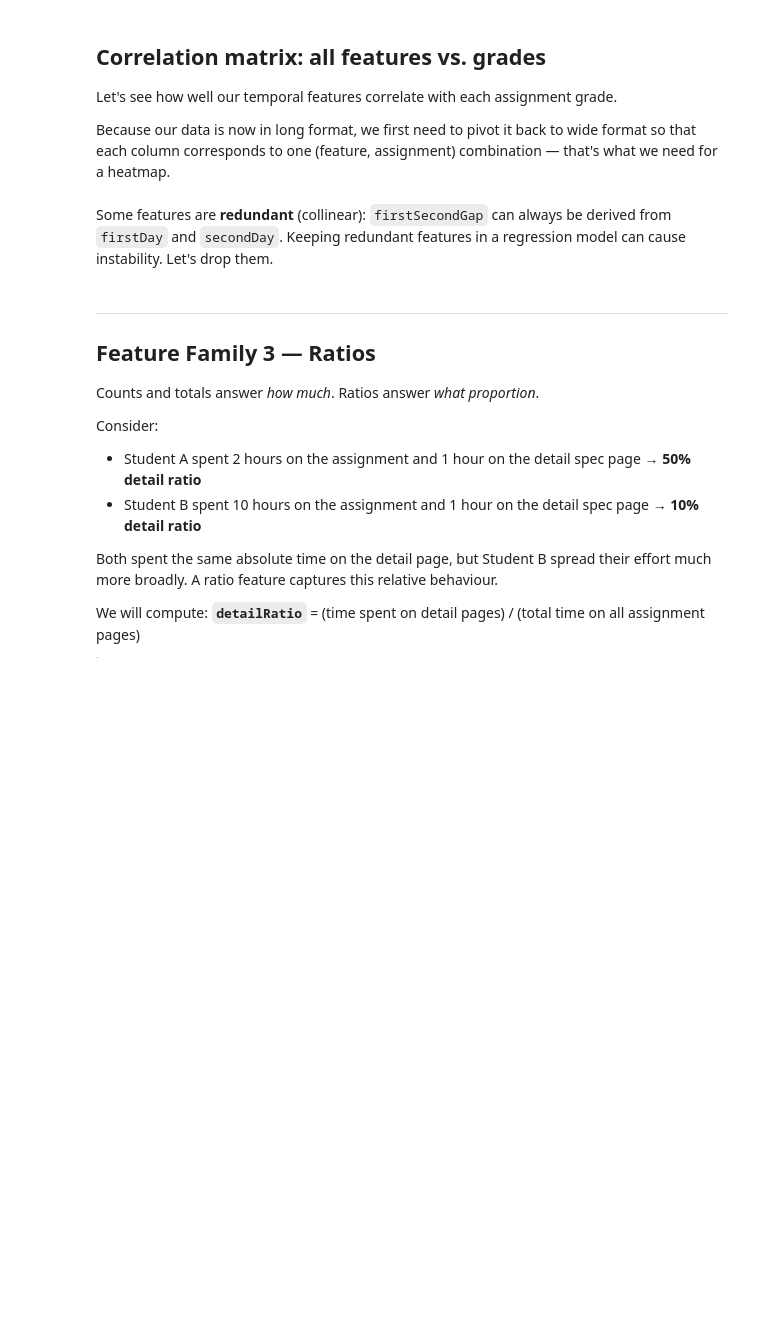
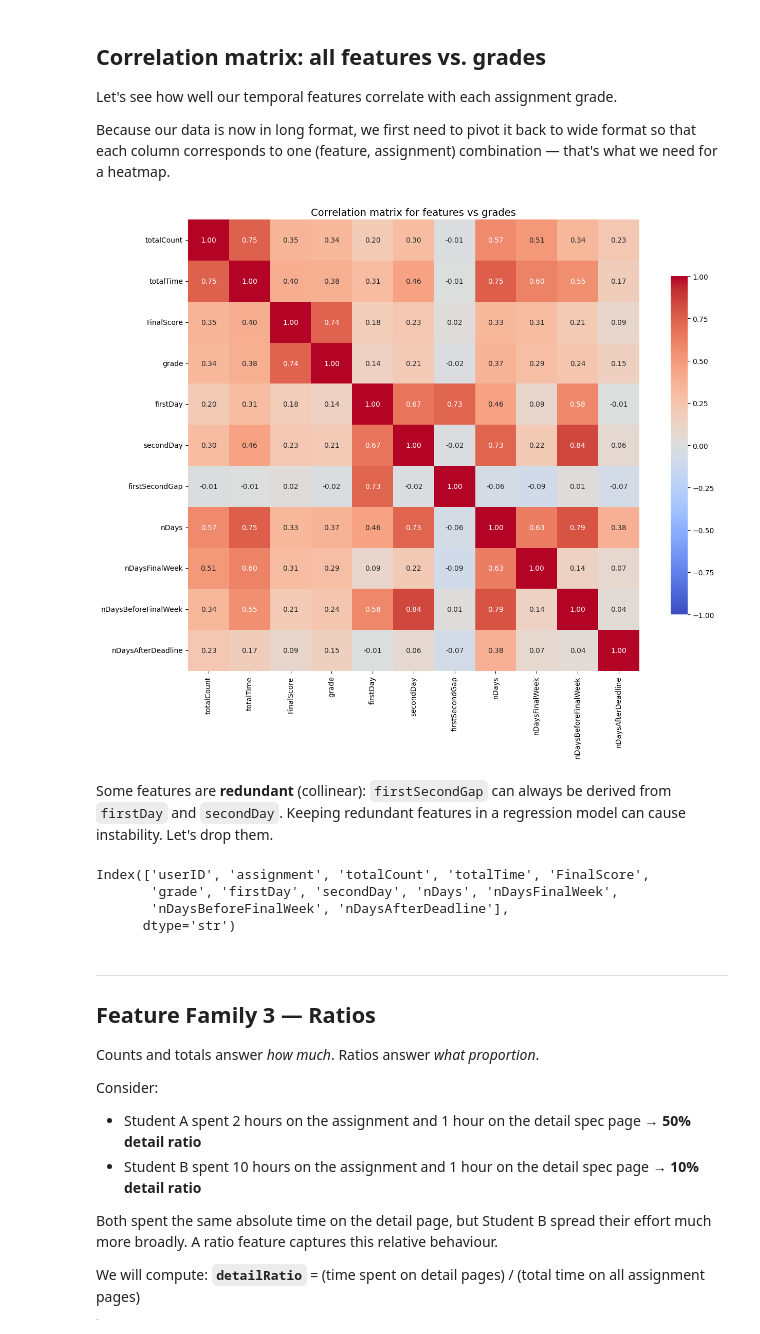
Before and after one commit to minahilfaisal-sfu/Faisal_Minahil_LabTask, a Jupyter notebook: LabTask04/lecture5_scaffold.ipynb, the cells around one changed output. Saved outputs shown, nothing was run; the diff lists cells and outputs as text; code cells hidden in the pictures; blank space fills up the shorter version.

```diff
--- a/LabTask04/lecture5_scaffold.ipynb
+++ b/LabTask04/lecture5_scaffold.ipynb
@@ -340,2 +428,6 @@ To cleanly merge temporal features with grades, we'll convert everything to long
 # %% [markdown]
 Now merge the temporal features into our long-format dataset.
+# %%
+# now merge counts and times in long format
+result = pd.merge(counts_long, time_long, on=['userID', 'assignment'])
+result.head()
@@ -341,0 +441,5 @@ Now merge the temporal features into our long-format dataset.
+# %%
+
+# we should add the finalScore column, and the other counts from the activity summary
+result = pd.merge(result, grades[['userID','FinalScore']], on='userID', how='left')
+result.head()
@@ -341,0 +453,11 @@ Now merge the temporal features into our long-format dataset.
+# %%
+# add grades for each assignment
+result['grade'] = result.apply(
+    lambda row: grades.loc[
+        grades['userID'] == row['userID'],
+        row['assignment']
+    ].values[0],
+    axis=1
+)
+print("result.shape:", result.shape)
+result.head()
@@ -341,0 +472,6 @@ Now merge the temporal features into our long-format dataset.
+# %%
+# merge the temporal features with activity summary
+final_merge = pd.merge(result, activity_summary, on=['userID', 'assignment'], how='left')
+
+print(f"final_merge shape: {final_merge.shape}")
+final_merge.head()
@@ -347,10 +491,33 @@ Let's see how well our temporal features correlate with each assignment grade.
 Because our data is now in long format, we first need to pivot it back to wide format
 so that each column corresponds to one (feature, assignment) combination —
 that's what we need for a heatmap.
+# %%
+correlation_matrix = final_merge.drop(columns=['userID', 'assignment']).corr()
+
+plt.figure(figsize=(14, 11))
+sns.heatmap(
+    correlation_matrix,
+    annot=True, fmt=".2f", cmap='coolwarm',
+    square=True, cbar_kws={"shrink": 0.75},
+    vmin=-1, vmax=1
+)
+plt.title("Correlation matrix for features vs grades", fontsize=14)
+plt.tight_layout()
+plt.show()
+# %% [output]
+[figure, added]
 # %% [markdown]
 Some features are **redundant** (collinear): `firstSecondGap` can always be derived from `firstDay` and `secondDay`.
 Keeping redundant features in a regression model can cause instability.
 Let's drop them.
+# %%
+final_merge = final_merge.drop(columns=['firstSecondGap'])
+final_merge.columns
+# %% [output]
+Index(['userID', 'assignment', 'totalCount', 'totalTime', 'FinalScore',
+       'grade', 'firstDay', 'secondDay', 'nDays', 'nDaysFinalWeek',
+       'nDaysBeforeFinalWeek', 'nDaysAfterDeadline'],
+      dtype='str')
 # %% [markdown]
 ---
 ## Feature Family 3 — Ratios
```
Also changed, not shown: parts of 14 cells of this notebook.
